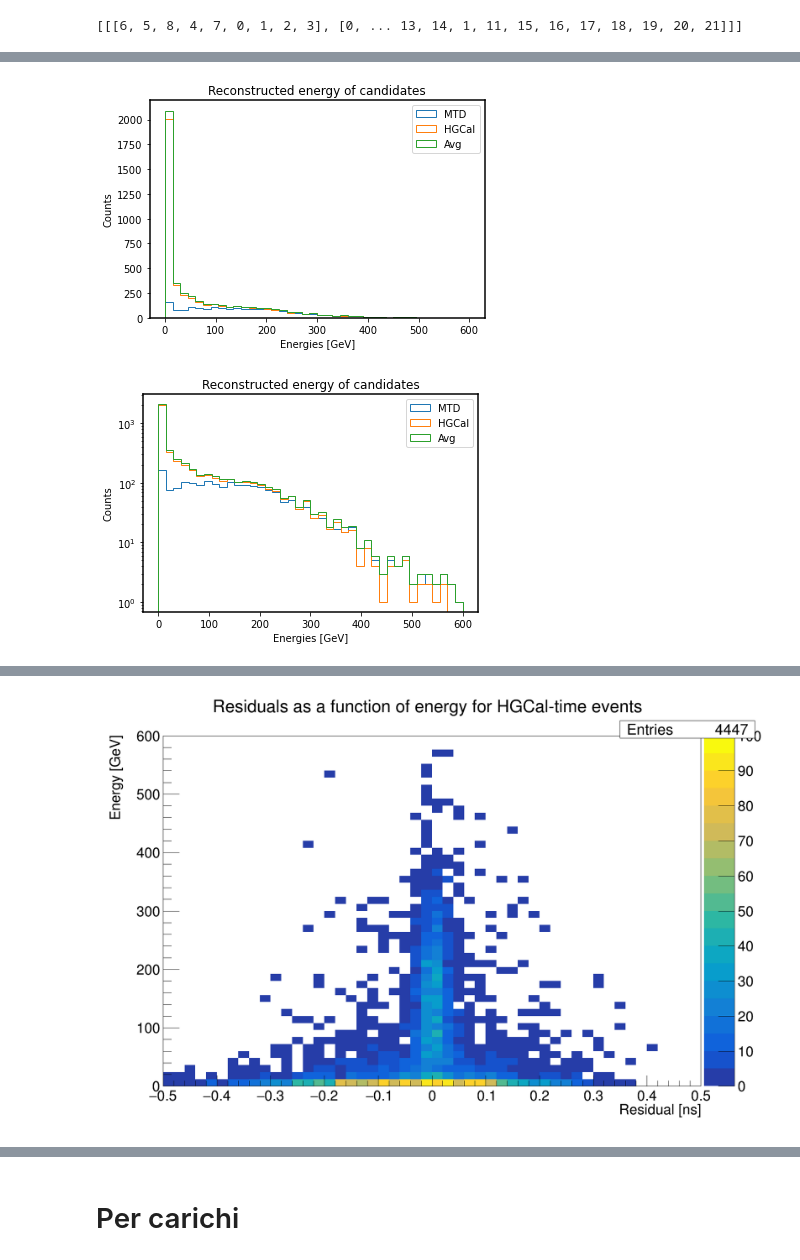
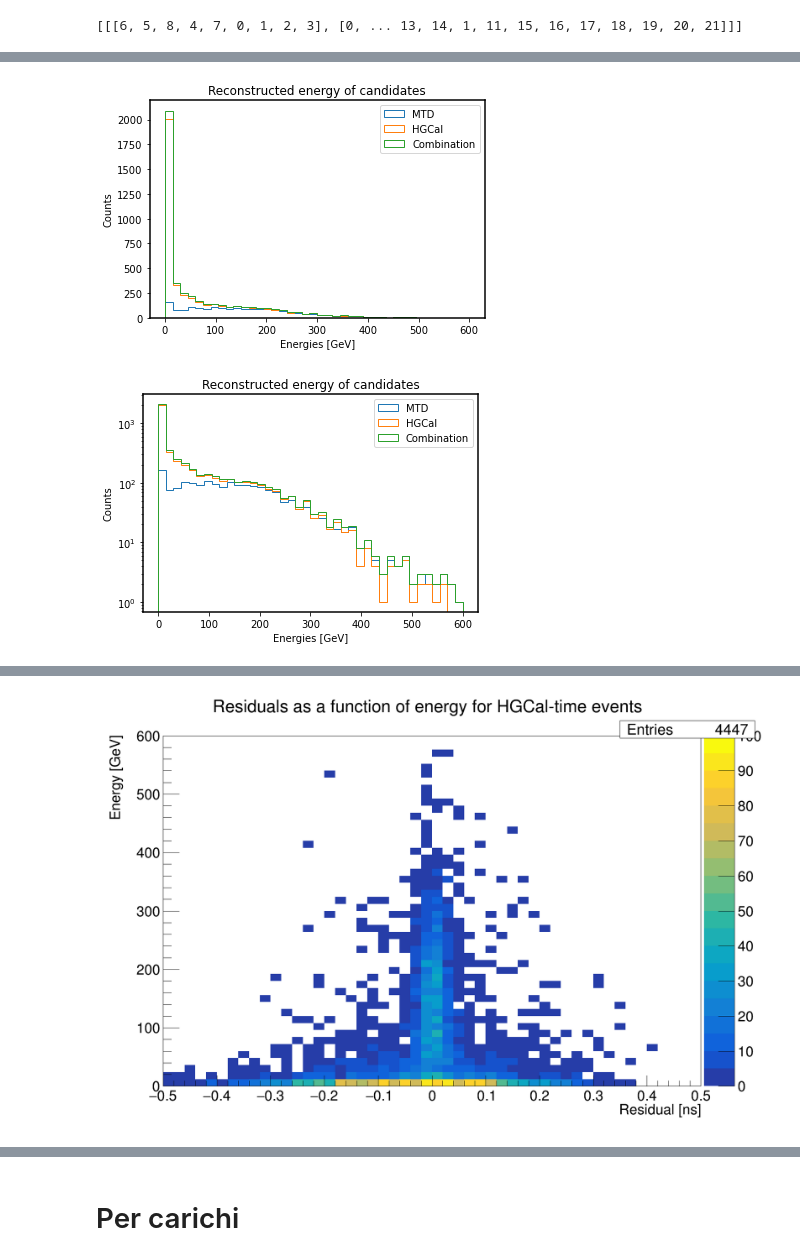
Before and after one commit to Tizianop6/MTD-HGCal-timing, a Jupyter notebook: MTD vs HGCAL.ipynb, the cells around one changed output, grey strips where cells are left out. Saved outputs shown, nothing was run; the diff lists cells and outputs as text; code cells hidden in the pictures.

```diff
--- a/MTD vs HGCAL.ipynb
+++ b/MTD vs HGCAL.ipynb
@@ -507,7 +507,7 @@ nbins=40
 plt.title("Reconstructed energy of candidates")
 plt.hist(energies_mtd,bins=nbins, histtype="step",label="MTD",log=False, range=[0,600])
 plt.hist(energies_hgcal,bins=nbins,histtype="step",label="HGCal",log=False, range=[0,600])
-plt.hist(energies_avg,bins=nbins,histtype="step",label="Avg",log=False, range=[0,600])
+plt.hist(energies_avg,bins=nbins,histtype="step",label="Combination",log=False, range=[0,600])
 
 plt.legend()
 plt.xlabel("Energies [GeV]")
@@ -519,7 +519,7 @@ plt.show()
 plt.title("Reconstructed energy of candidates")
 plt.hist(energies_mtd,bins=nbins, histtype="step",label="MTD",log=True, range=[0,600])
 plt.hist(energies_hgcal,bins=nbins,histtype="step",label="HGCal",log=True, range=[0,600])
-plt.hist(energies_avg,bins=nbins,histtype="step",label="Avg",log=True, range=[0,600])
+plt.hist(energies_avg,bins=nbins,histtype="step",label="Combination",log=True, range=[0,600])
 
 plt.legend()
 plt.xlabel("Energies [GeV]")
@@ -532,7 +532,7 @@ plt.show()
 ROOT.gStyle.SetOptStat(10)
 res_en_hgcal=ROOT.TH2D("res_en_hgcal","Residuals as a function of energy for HGCal-time events;Residual [ns];Energy [GeV]",50,-0.5,0.5,50,0,600)
 res_en_mtd=ROOT.TH2D("res_en_MTD","Residuals as a function of energy for MTD-time events;Residual [ns];Energy [GeV]",50,-0.5,0.5,50,0,600)
-res_en_avg=ROOT.TH2D("res_en_avg","Residuals as a function of energy for MTD+HGCal averaged events;Residual [ns];Energy [GeV]",50,-0.5,0.5,50,0,600)
+res_en_avg=ROOT.TH2D("res_en_avg","Residuals as a function of energy for MTD+HGCal combined events;Residual [ns];Energy [GeV]",50,-0.5,0.5,50,0,600)
 
 
 for i in range(len(t_res_hgcal)):
@@ -541,32 +541,32 @@ for i in range(len(t_res_hgcal)):
 for i in range(len(t_res_mtd)):
     res_en_mtd.Fill(t_res_mtd[i],energies_mtd[i])
 for i in range(len(t_res_avg)):
     res_en_avg.Fill(t_res_avg[i],energies_avg[i])
 
 c1=ROOT.TCanvas("c1","c1",int(1200*3/2),int(800*3/2))
 c1.cd()
 
 res_en_hgcal.GetZaxis().SetRangeUser(0,100)
 res_en_hgcal.Draw("COLZ")
 c1.SaveAs("MTDvsHGCal/Res_E_HGCAL.png")
 c1.Draw()
 
 
 
 c2=ROOT.TCanvas("c2","c2",int(1200*3/2),int(800*3/2))
 c2.cd()
 res_en_mtd.GetZaxis().SetRangeUser(0,100)
 res_en_mtd.Draw("COLZ")
 c2.SaveAs("MTDvsHGCal/Res_E_MTD.png")
 
 c2.Draw()
 
 
 c3=ROOT.TCanvas()
 c3.cd()
 res_en_avg.GetZaxis().SetRangeUser(0,100)
 res_en_avg.Draw("COLZ")
 c3.Draw()
 # %% [output]
-[figure, old version]
+[figure, new version]
-[figure, old version]
+[figure, new version]
```
Also changed, not shown: parts of 6 cells of this notebook, 8 other files.
